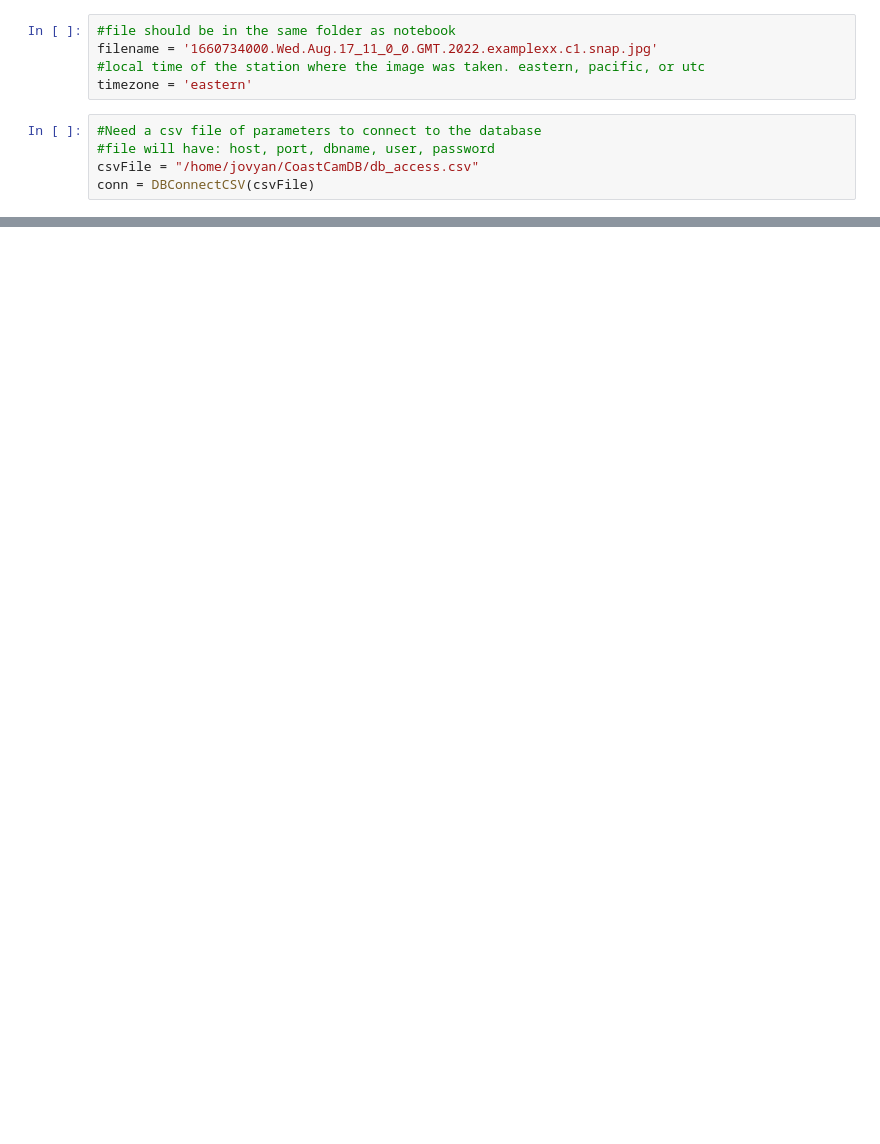
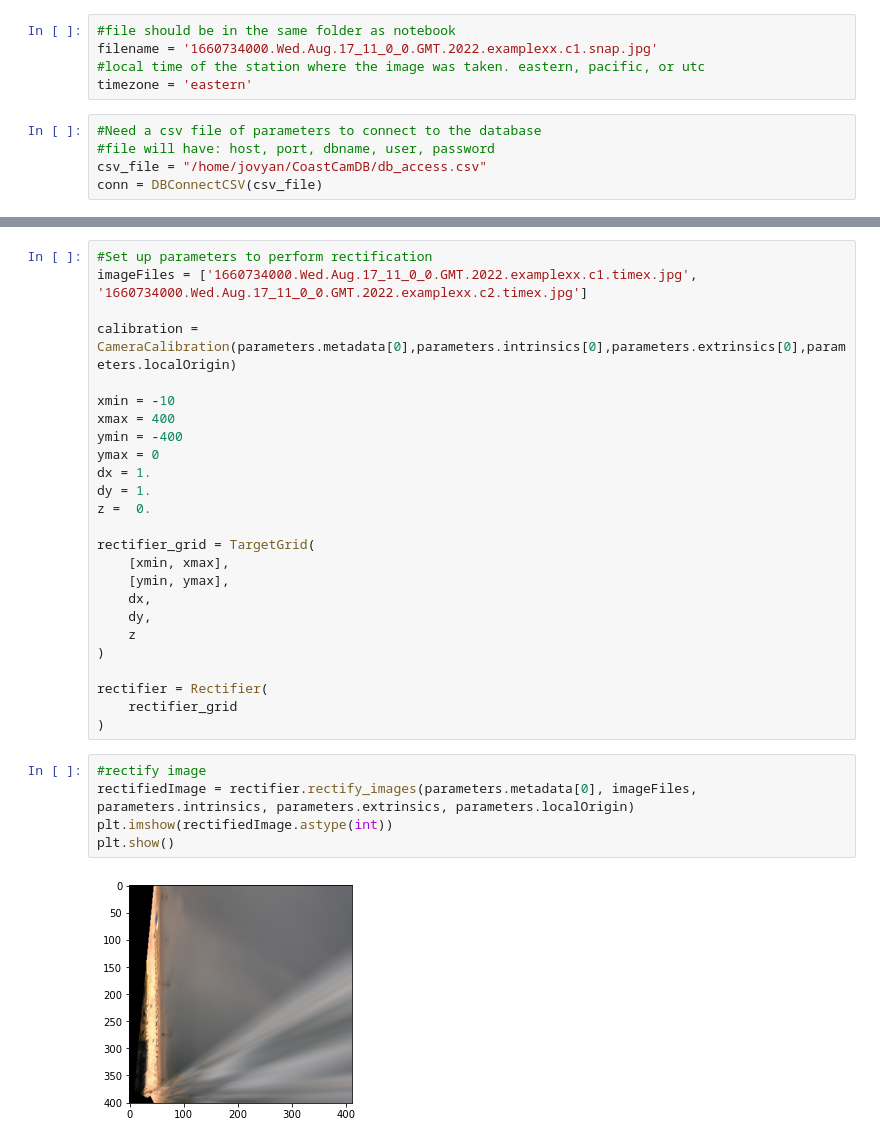
Before and after one commit to eswanson-usgs/CoastCamDB, a Jupyter notebook: jupyter notebooks/GetParametersFromFilename.ipynb, the cells around one changed output, grey strips where cells are left out. Cells and saved outputs as stored; diff of their text form; blank space fills up the shorter version.

Commit message:
Update GetParametersFromFilename.ipynb
Add example of rectifying images with Parameter object

```diff
--- a/jupyter notebooks/GetParametersFromFilename.ipynb
+++ b/jupyter notebooks/GetParametersFromFilename.ipynb
@@ -10,8 +13,8 @@ timezone = 'eastern'
 # %%
 #Need a csv file of parameters to connect to the database
 #file will have: host, port, dbname, user, password
-csvFile = "/home/jovyan/CoastCamDB/db_access.csv"
-conn = DBConnectCSV(csvFile)
+csv_file = "/home/jovyan/CoastCamDB/db_access.csv"
+conn = DBConnectCSV(csv_file)
 # %%
 #filename2param() returns Parameter object (see coastcamDBfuncs)
 parameters = filename2param(filename, conn, timezone)
@@ -26,0 +41,32 @@ print(parameters.tzone)
+# %%
+#Set up parameters to perform rectification
+imageFiles = ['1660734000.Wed.Aug.17_11_0_0.GMT.2022.examplexx.c1.timex.jpg', '1660734000.Wed.Aug.17_11_0_0.GMT.2022.examplexx.c2.timex.jpg']
+
+calibration = CameraCalibration(parameters.metadata[0],parameters.intrinsics[0],parameters.extrinsics[0],parameters.localOrigin)
+
+xmin = -10
+xmax = 400
+ymin = -400
+ymax = 0
+dx = 1.
+dy = 1.
+z =  0.
+
+rectifier_grid = TargetGrid(
+    [xmin, xmax],
+    [ymin, ymax],
+    dx,
+    dy,
+    z
+)
+
+rectifier = Rectifier(
+    rectifier_grid
+)
+# %%
+#rectify image
+rectifiedImage = rectifier.rectify_images(parameters.metadata[0], imageFiles, parameters.intrinsics, parameters.extrinsics, parameters.localOrigin)
+plt.imshow(rectifiedImage.astype(int))
+plt.show()
+# %% [output]
+[figure, added]
```
Also changed, not shown: parts of 3 cells of this notebook.
